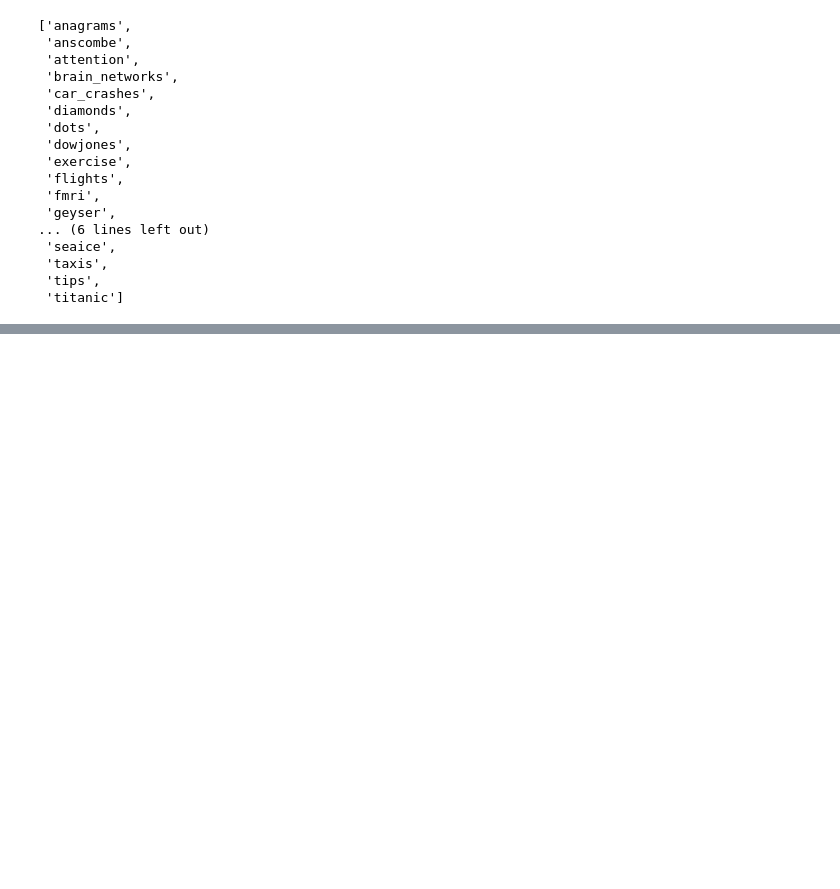
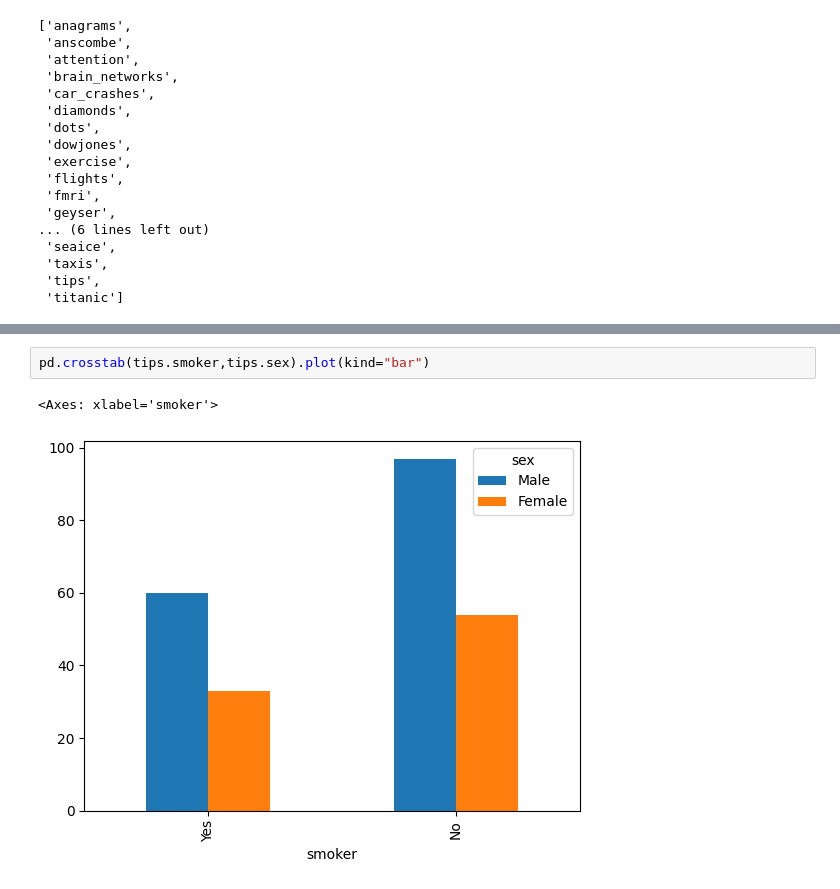
Before and after one commit to Ubed23/python, a Jupyter notebook: Python_visualization_1.ipynb, the cells around one changed output, grey strips where cells are left out. Cells and saved outputs as stored; diff of their text form; blank space fills up the shorter version.

```diff
--- a/Python_visualization_1.ipynb
+++ b/Python_visualization_1.ipynb
@@ -285,0 +331,5 @@ sns.get_dataset_names()
+# %%
+pd.crosstab(tips.smoker,tips.sex).plot(kind="bar")
+# %% [output]
+<Axes: xlabel='smoker'>
+[figure, added]
```
Also changed, not shown: parts of 44 cells of this notebook.
